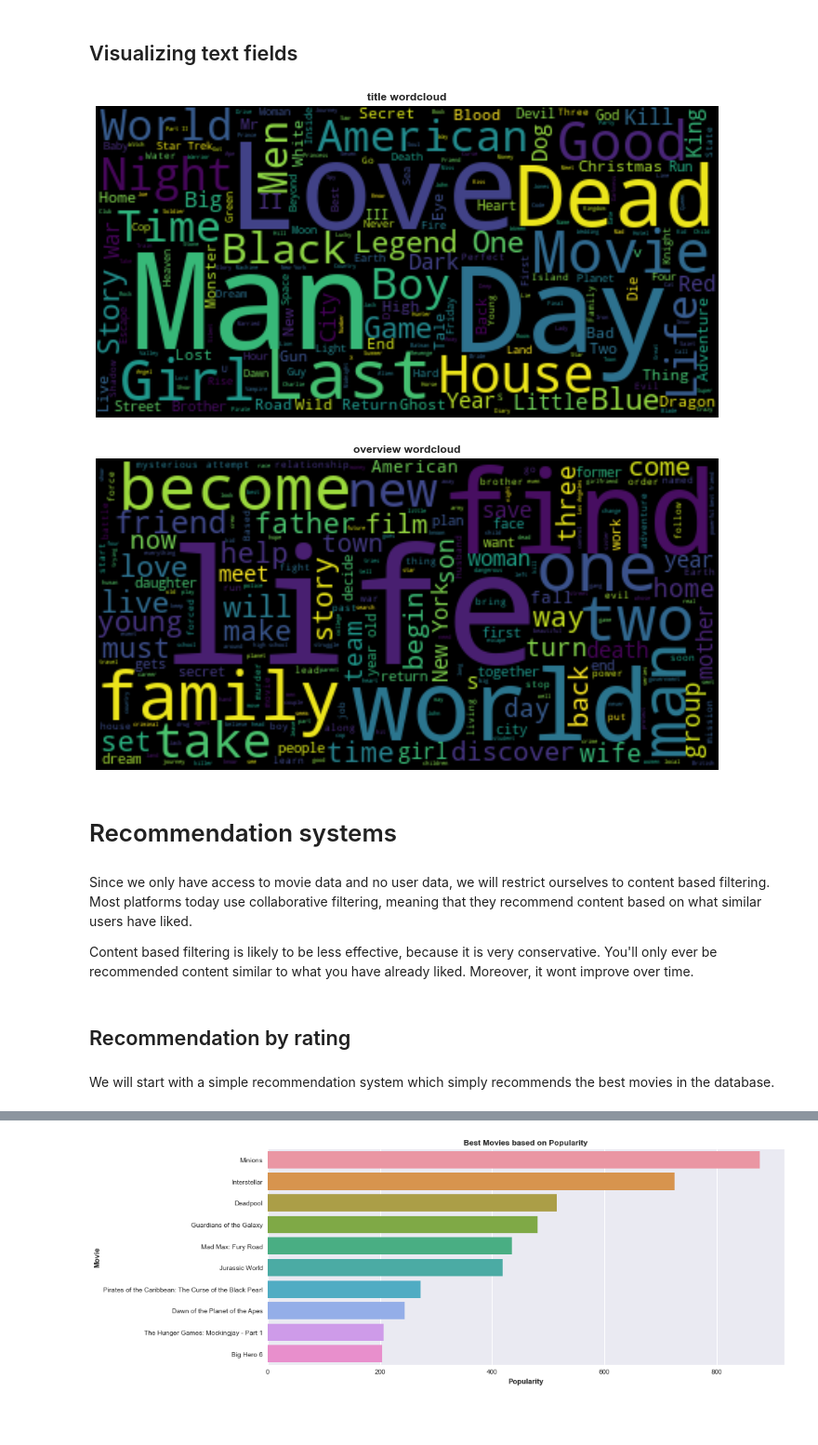
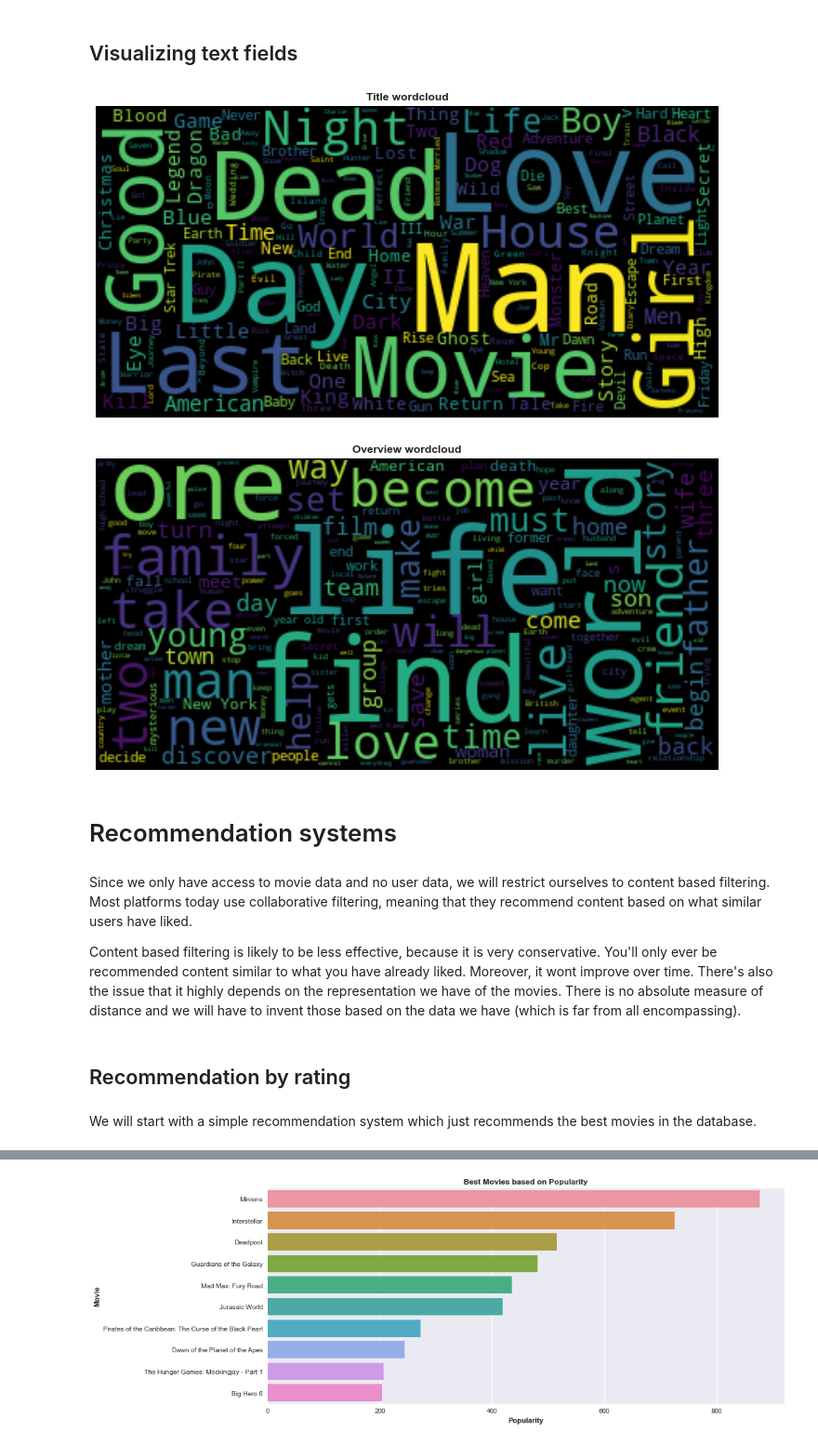
Before and after one commit to Ellana42/projet_info, a Jupyter notebook: rating_movies.ipynb, the cells around one changed output, grey strips where cells are left out. Shown at 93% size. Cells and saved outputs as stored; diff of their text form; code cells hidden in the pictures; blank space fills up the shorter version.

```diff
--- a/rating_movies.ipynb
+++ b/rating_movies.ipynb
@@ -161,9 +160,7 @@ data.drop(index=data[data['release_date'].isna()].index, inplace=True)
 # It seems that we didn't take into account all the empty lists and null values
 # %%
 chimameti = data[data['runtime'].isna()].index[0]
-frank_sinatra = data[data['runtime'].isna()].index[1]
 data.loc[chimameti, 'runtime'] = 113.0
-data.loc[frank_sinatra, 'runtime'] = 81.0
 # %% [markdown]
 We are going to differentiate in addition of the existing data types lists and strings. It's going to be important as the list have subattributes that can be extracted later, but also because the missing value manifests by an empty list which isn't considered NaN by pandas.
 # %%
@@ -251,7 +246,6 @@ data[data['overview'].isna()]
 # %%
 # Let's fill in manually the missing overviews
 data.loc[chimameti, 'overview'] = chimameti_desc
-data.loc[frank_sinatra, 'overview'] = frank_sinatra_desc
 data.loc[data['overview'].isna(), 'overview'] = food_chains_desc
 # %%
 data.drop(columns='homepage', inplace=True)
@@ -722,33 +711,33 @@ overview_corpus = ' '.join(data['overview'])
 # %%
 # Creating and generating a word cloud image based on the title:
 wordcloud = WordCloud().generate(title_corpus)
 plt.figure(figsize=(12,12))# Display the generated image
 plt.imshow(wordcloud, interpolation='bilinear')
 plt.axis("off")
-plt.title('title wordcloud',weight='bold')
+plt.title('Title wordcloud',weight='bold')
 plt.show()
 # %% [output]
-[figure, old version]
+[figure, new version]
 # %%
 # Creating and generating a word cloud image based on the overview:
 wordcloud = WordCloud().generate(overview_corpus)
 plt.figure(figsize=(12,12))# Display the generated image
 plt.imshow(wordcloud, interpolation='bilinear')
 plt.axis("off")
-plt.title('overview wordcloud',weight='bold')
+plt.title('Overview wordcloud',weight='bold')
 plt.show()
 # %% [output]
-[figure, old version]
+[figure, new version]
 # %% [markdown]
 # Recommendation systems
 # %% [markdown]
 Since we only have access to movie data and no user data, we will restrict ourselves to content based filtering. Most platforms today use collaborative filtering, meaning that they recommend content based on what similar users have liked.
 
-Content based filtering is likely to be less effective, because it is very conservative. You'll only ever be recommended content similar to what you have already liked. Moreover, it wont improve over time.
+Content based filtering is likely to be less effective, because it is very conservative. You'll only ever be recommended content similar to what you have already liked. Moreover, it wont improve over time. There's also the issue that it highly depends on the representation we have of the movies. There is no absolute measure of distance and we will have to invent those based on the data we have (which is far from all encompassing).
 # %% [markdown]
 ## Recommendation by rating
 # %% [markdown]
-We will start with a simple recommendation system which simply recommends the best movies in the database.
+We will start with a simple recommendation system which just recommends the best movies in the database.
 # %%
 # Let's choose the minimum amount of ratings for us to consider the movie
 # Here we only take into account movies that have more votes than 80% of the list
```
Also changed, not shown: parts of 60 cells of this notebook, 1 other file.
